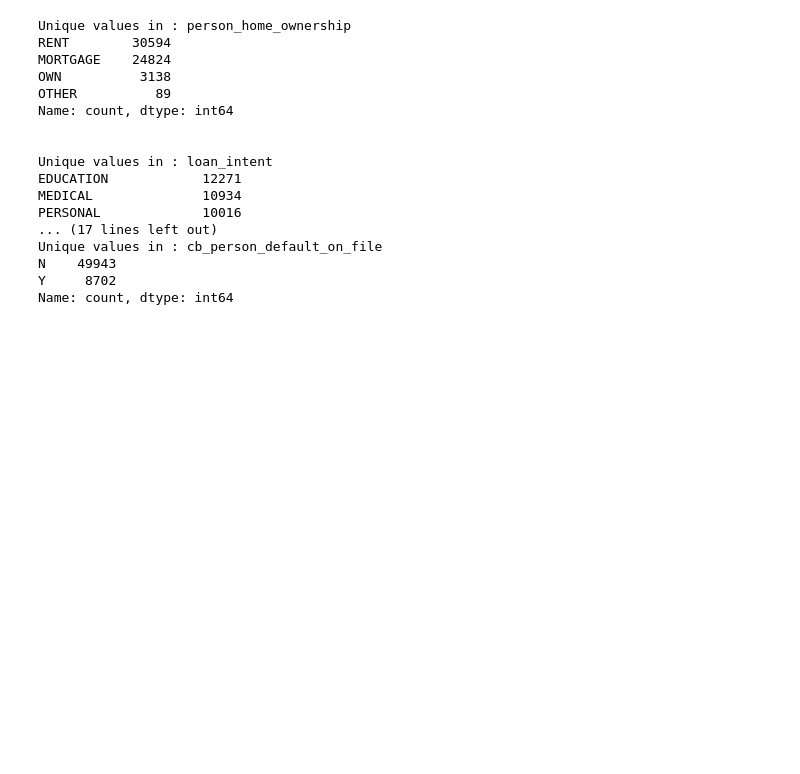
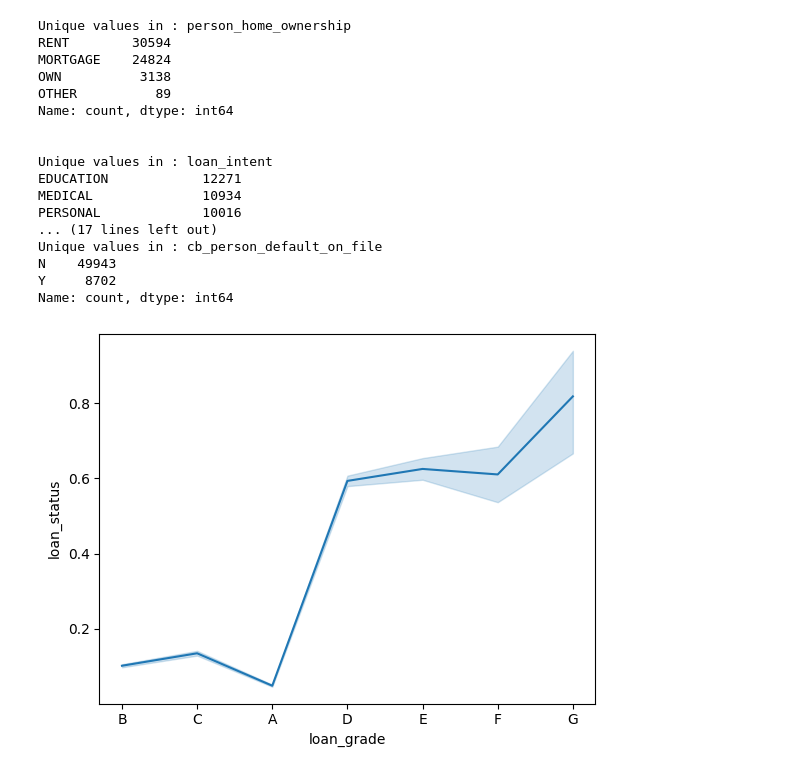
Before and after one commit to HiggsGaama/KaggleCompetetions, a Jupyter notebook: PlayGroundSeries/S4E10-LoanApprovalPrediction/src/runner.ipynb, the cells around one changed output. Drawn from its saved outputs; the diff is of its cells as text; code cells hidden in the pictures; blank space fills up the shorter version.

```diff
--- a/PlayGroundSeries/S4E10-LoanApprovalPrediction/src/runner.ipynb
+++ b/PlayGroundSeries/S4E10-LoanApprovalPrediction/src/runner.ipynb
@@ -29,6 +30,7 @@ import numpy as np
 # %%
 testData = pd.read_csv("/kaggle/input/playground-series-s4e10/test.csv", index_col = 0)
 trainData = pd.read_csv("/kaggle/input/playground-series-s4e10/train.csv", index_col = 0)
+moddedData =  trainData.copy()
 # %% [markdown]
 <h1>Data exploration and engineering</h1>
 # %%
@@ -68,4 +70,12 @@ Unique values in : cb_person_default_on_file
 N    49943
 Y     8702
 Name: count, dtype: int64
+# %%
+sns.lineplot(trainData, x=trainData.loan_grade, y = trainData.loan_status)
+#We can see that that there is a correlation betweek loan_grade and loan status. So we encode loan_grade using Ordinal Encoding.
+ordEncoder = OrdinalEncoder(categories=[['A','B','C','D','E','F','G']])
+
+moddedData["loan_grade_encoded"] = ordEncoder.fit_transform(pd.DataFrame(trainData.loan_grade))
+# %% [output]
+[figure, added]
 # %%
```
Also changed, not shown: parts of 4 cells of this notebook.
